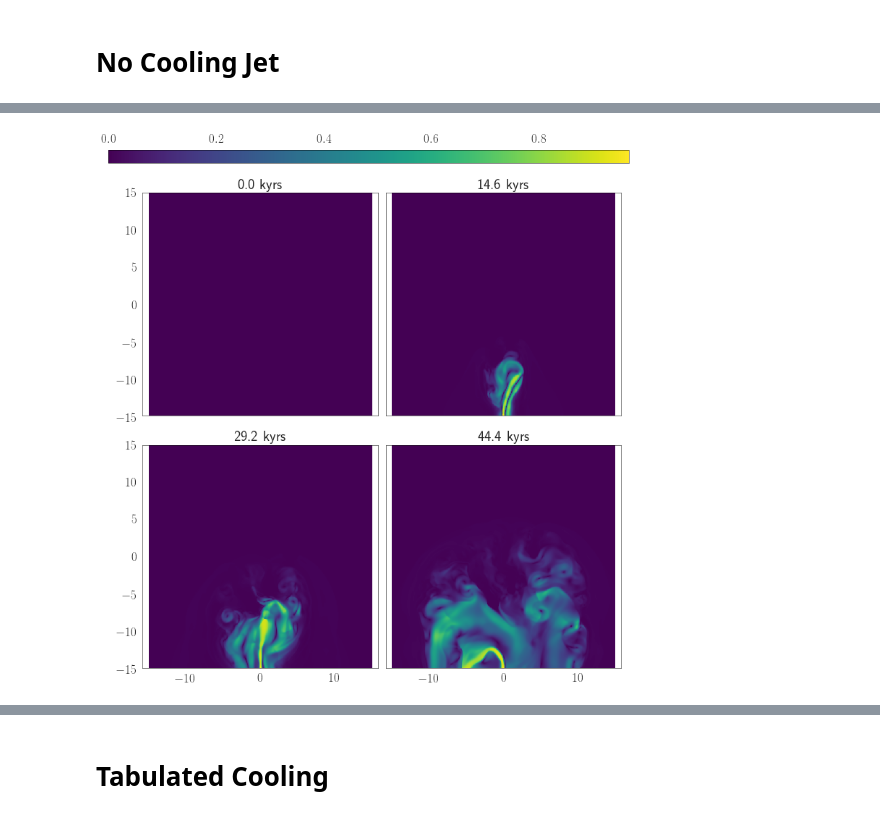
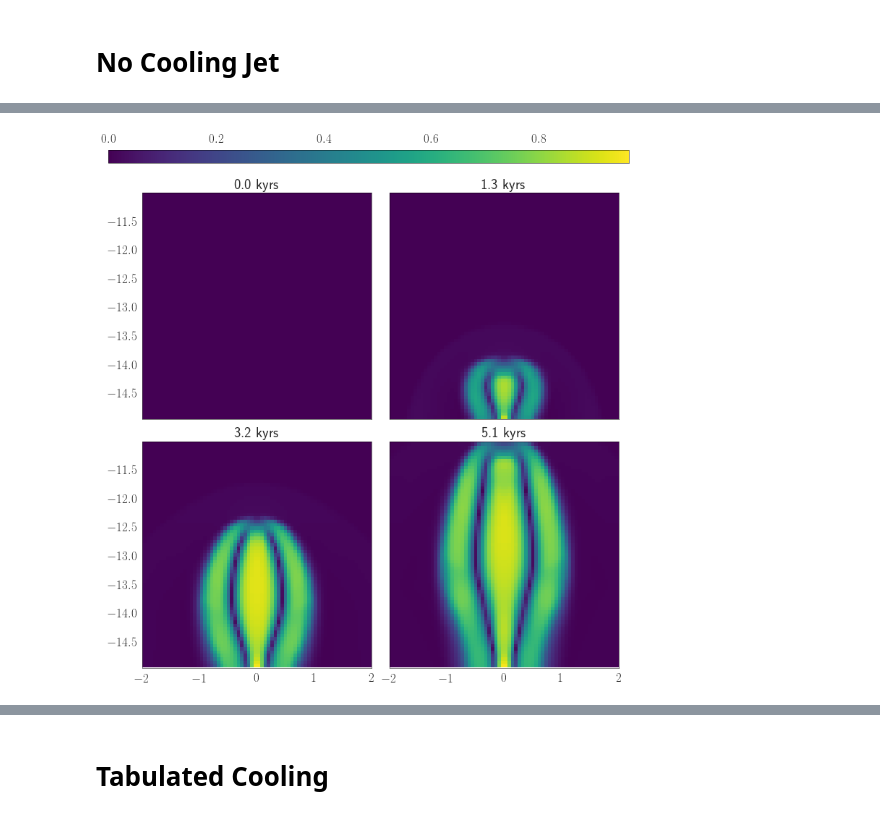
Before and after one commit to Mixpap/MasterThesis, a Jupyter notebook: Notebooks/Data (Jet-Cloud interaction).ipynb, the cells around one changed output, grey strips where cells are left out. Cells and saved outputs as stored; diff of their text form; code cells hidden in the pictures.

```diff
--- a/Notebooks/Data (Jet-Cloud interaction).ipynb
+++ b/Notebooks/Data (Jet-Cloud interaction).ipynb
@@ -103,4 +124,4 @@ atJC=np.load('../Data/afterjet-tab.npz')
 # %%
-f.quadruple(nJC,np.sqrt(nJC['Vx']**2+nJC['Vy']**2),tdk='kyrs',tlim=70)
+f.quadruple(nJC,np.sqrt(nJC['Vx']**2+nJC['Vy']**2),tdk='kyrs',tlim=8,xlim=[-2,2],ylim=[-14,-12])
 # %% [output]
-[figure, old version]
+[figure, new version]
```
Also changed, not shown: parts of 29 cells of this notebook, 29 other files.
